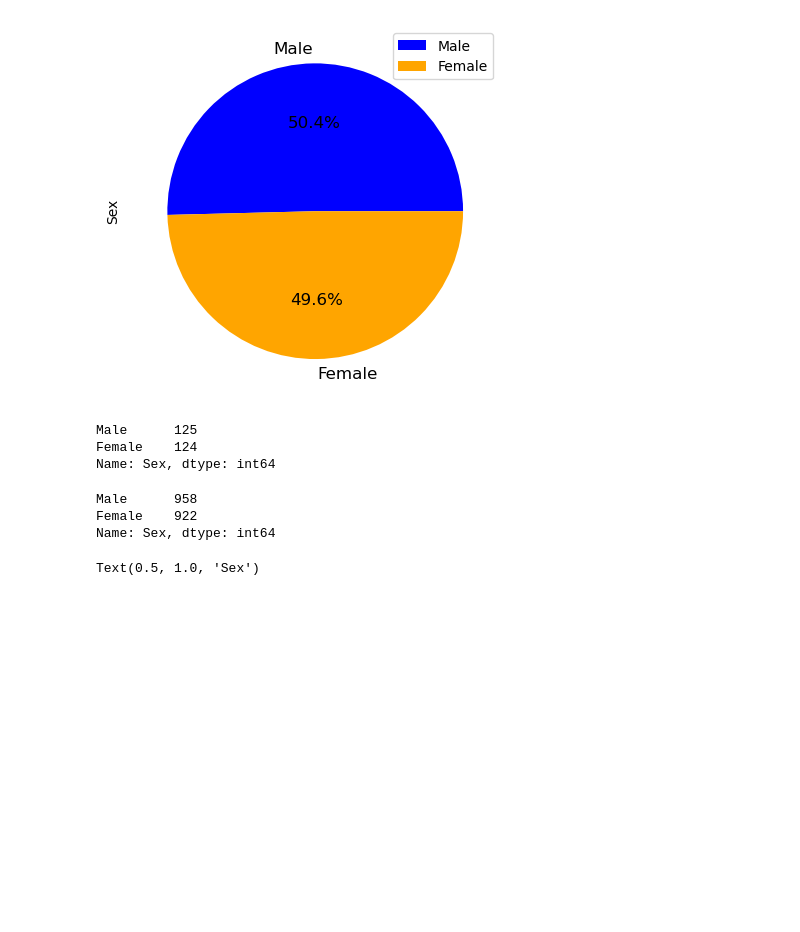
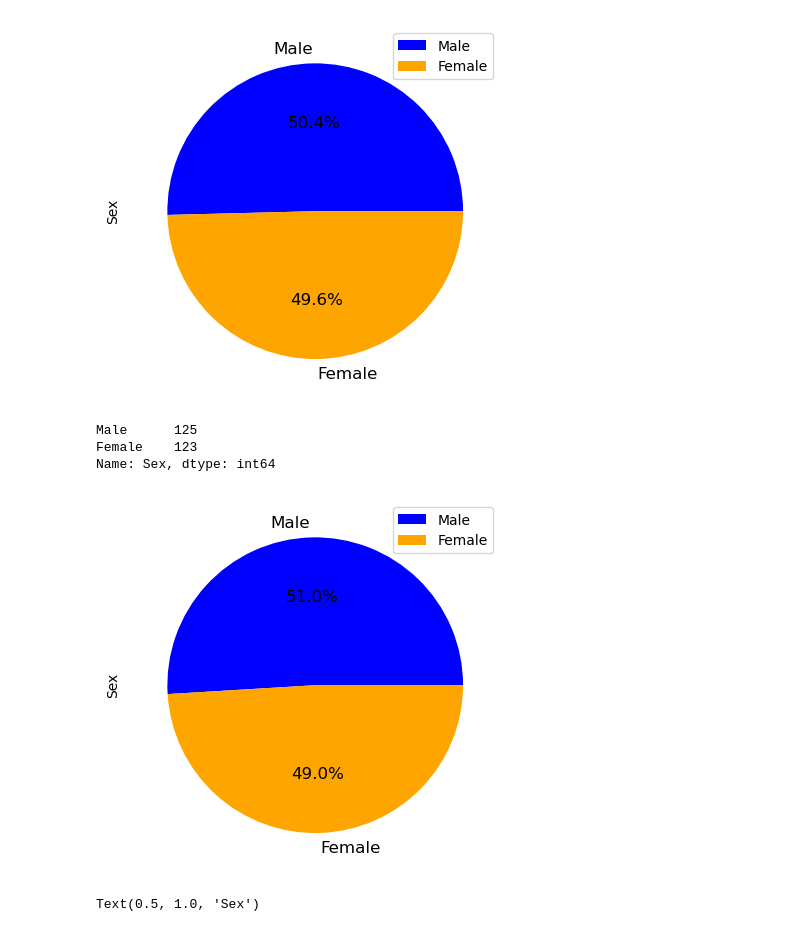
Before and after one commit to Ghoehn3/Module_5_Homework, a Jupyter notebook: Pymaceuticals/Module_5_Homework.ipynb, the cells around one changed output. Saved outputs shown, nothing was run; the diff lists cells and outputs as text; code cells hidden in the pictures; blank space fills up the shorter version.

```diff
--- a/Pymaceuticals/Module_5_Homework.ipynb
+++ b/Pymaceuticals/Module_5_Homework.ipynb
@@ -64,7 +69,7 @@ duplicated
 # %%
 # Create a clean DataFrame by dropping the duplicate mouse by its ID.
 #delete mouse "g989" from the data
-clean_data = clean_data.loc[total_data["Mouse ID"] != "g989"]
+clean_data = total_data.loc[total_data["Mouse ID"] != "g989"]
 grouped_data = clean_data
 clean_data.loc[total_data["Mouse ID"] == "g989"]
 # %% [output]
@@ -166,18 +171,18 @@ See the caveats in the documentation: https://pandas.pydata.org/pandas-docs/stab
   unique_mice_gender.drop_duplicates(subset ="Mouse ID", keep = "first", inplace = True)
 [figure]
 # %%
-# the data in the example is wrong because they don't calculate the unique mice in the dataframe and count every entry of male vs female,  they should only be usin the total of 249 mice, not 1888 entries.  I have corrected this in my code above.
-unique_mice_df["Sex"].value_counts()
+# the data in the example is wrong because they don't calculate the unique mice in the dataframe and count every entry for each mouse,  they should only be usin the total of 249 mice, not 1888 entries.  I have corrected this in my code above.
+unique_mice_gender["Sex"].value_counts()
 # %% [output]
 Male      125
-Female    124
+Female    123
 Name: Sex, dtype: int64
-# %%
-clean_data["Sex"].value_counts()
-# %% [output]
-Male      958
-Female    922
-Name: Sex, dtype: int64
+# %%
+#here is the 51% male graph to show I can get it, but the data is produced incorrectly.
+mvf = clean_data["Sex"].value_counts()
+ax2 = mvf.plot(kind="pie", autopct="%1.1f%%", startangle=0,fontsize=12, legend=True, colors=["blue", "orange"])
+# %% [output]
+[figure, added]
 # %%
 # Generate a pie plot showing the distribution of female versus male mice using pyplot
 plt.pie(mvf.values, labels=mvf.index.values, autopct="%1.1f%%", startangle=0, colors=["blue", "orange"])
```
Also changed, not shown: parts of 1 cell of this notebook.
